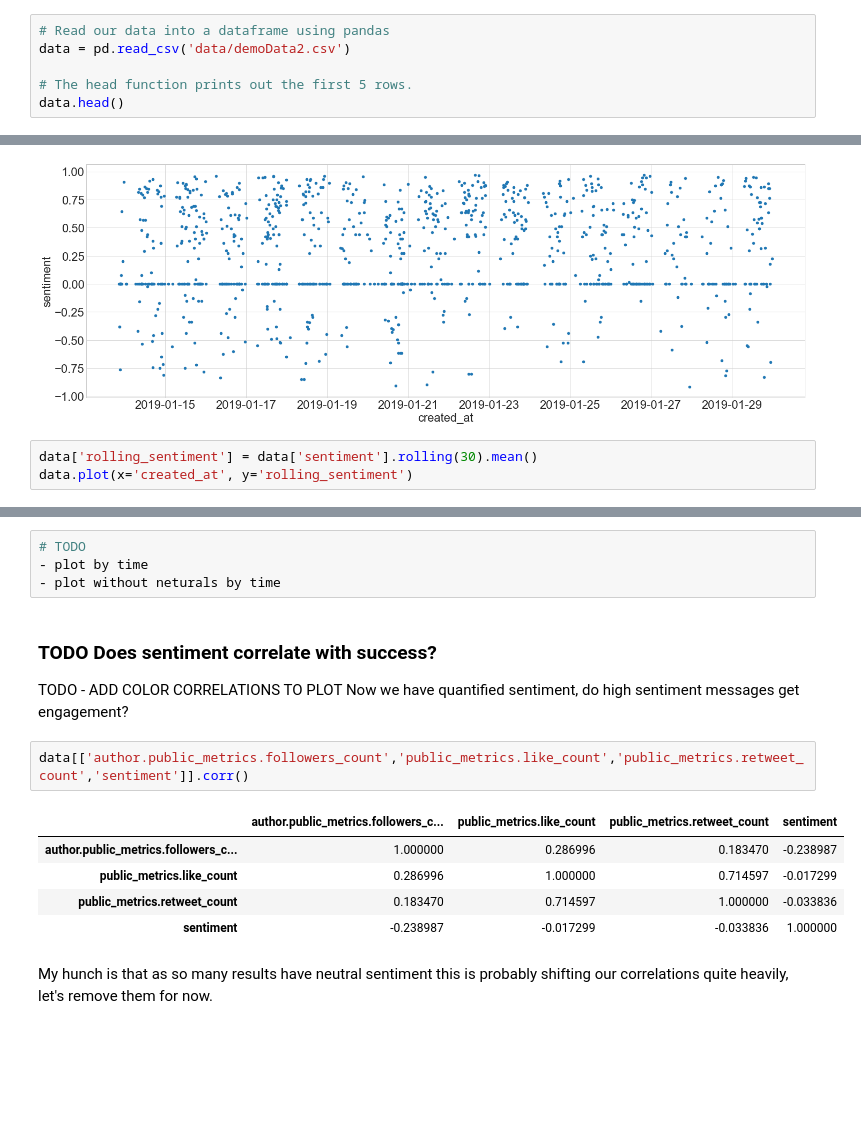
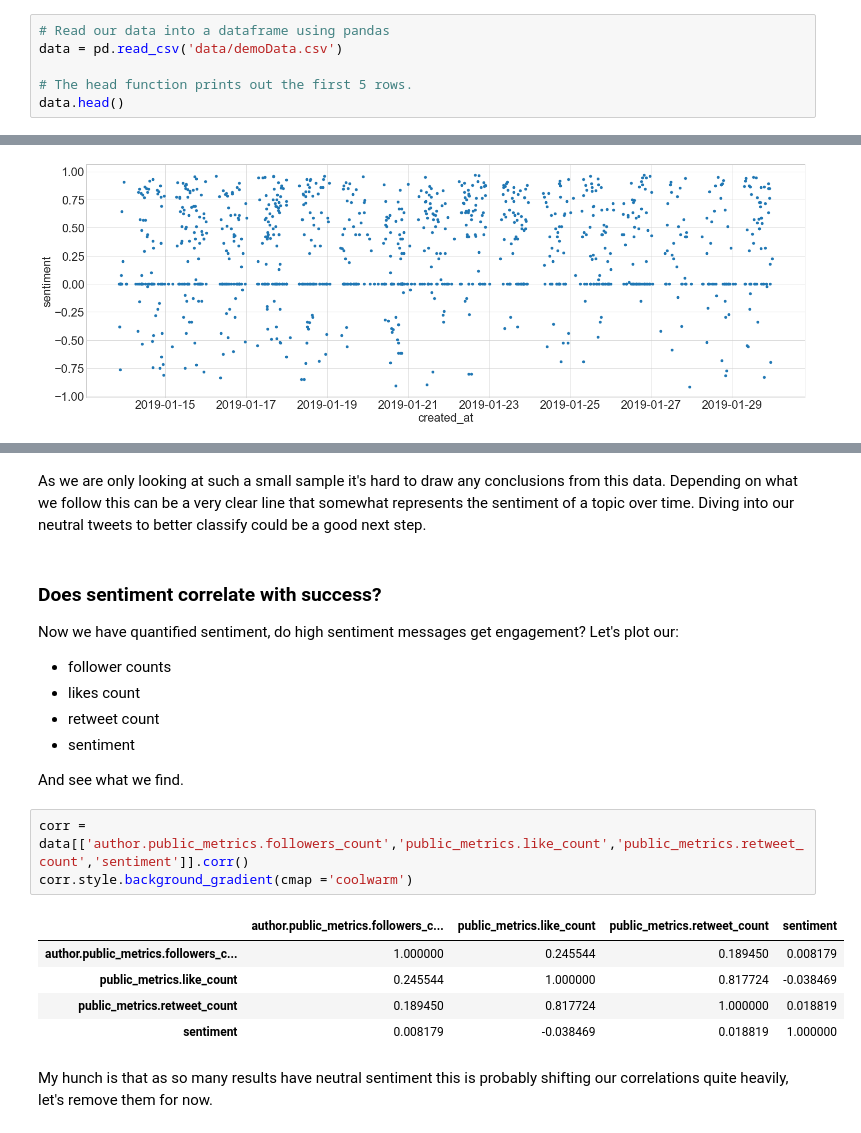
Before and after one commit to UKDataServiceOpen/working-with-twitter-data, a Jupyter notebook: TidyingDemo.ipynb, the cells around one changed output, grey strips where cells are left out. Saved outputs shown, nothing was run; the diff lists cells and outputs as text; blank space fills up the shorter version.

```diff
--- a/TidyingDemo.ipynb
+++ b/TidyingDemo.ipynb
@@ -20,7 +22,7 @@ plt.rcParams.update({'font.size': 22,
                     'figure.figsize':(24,8)})
 # %%
 # Read our data into a dataframe using pandas
-data = pd.read_csv('data/demoData2.csv')
+data = pd.read_csv('data/demoData.csv')
 
 # The head function prints out the first 5 rows.
 data.head()
@@ -473,6 +473,3 @@ data.plot(kind='scatter',x='created_at', y='sentiment')
 # %% [output]
 <AxesSubplot:xlabel='created_at', ylabel='sentiment'>
 [figure]
-# %%
-data['rolling_sentiment'] = data['sentiment'].rolling(30).mean()
-data.plot(x='created_at', y='rolling_sentiment')
@@ -482,19 +476,24 @@ data.plot(x='created_at', y='rolling_sentiment')
-# %%
-# TODO
-- plot by time
-- plot without neturals by time
+# %% [markdown]
+As we are only looking at such a small sample it's hard to draw any conclusions from this data. Depending on what we follow this can be a very clear line that somewhat represents the sentiment of a topic over time. Diving into our neutral tweets to better classify could be a good next step.
 # %% [markdown]
-### TODO Does sentiment correlate with success?
-TODO - ADD COLOR CORRELATIONS TO PLOT
+### Does sentiment correlate with success?
 Now we have quantified sentiment, do high sentiment messages get engagement?
+Let's plot our:
+* follower counts
+* likes count
+* retweet count
+* sentiment
+
+And see what we find.
 # %%
-data[['author.public_metrics.followers_count','public_metrics.like_count','public_metrics.retweet_count','sentiment']].corr()
+corr = data[['author.public_metrics.followers_count','public_metrics.like_count','public_metrics.retweet_count','sentiment']].corr()
+corr.style.background_gradient(cmap ='coolwarm')
 # %% [output]
 |  | author.public_metrics.followers_c... | public_metrics.like_count | public_metrics.retweet_count | sentiment |
-| author.public_metrics.followers_c... | 1.000000 | 0.286996 | 0.183470 | -0.238987 |
-| public_metrics.like_count | 0.286996 | 1.000000 | 0.714597 | -0.017299 |
-| public_metrics.retweet_count | 0.183470 | 0.714597 | 1.000000 | -0.033836 |
-| sentiment | -0.238987 | -0.017299 | -0.033836 | 1.000000 |
+| author.public_metrics.followers_c... | 1.000000 | 0.245544 | 0.189450 | 0.008179 |
+| public_metrics.like_count | 0.245544 | 1.000000 | 0.817724 | -0.038469 |
+| public_metrics.retweet_count | 0.189450 | 0.817724 | 1.000000 | 0.018819 |
+| sentiment | 0.008179 | -0.038469 | 0.018819 | 1.000000 |
 # %% [markdown]
 My hunch is that as so many results have neutral sentiment this is probably shifting our correlations quite heavily, let's remove them for now.
 # %%
```
Also changed, not shown: parts of 7 cells of this notebook, 3 other files.
